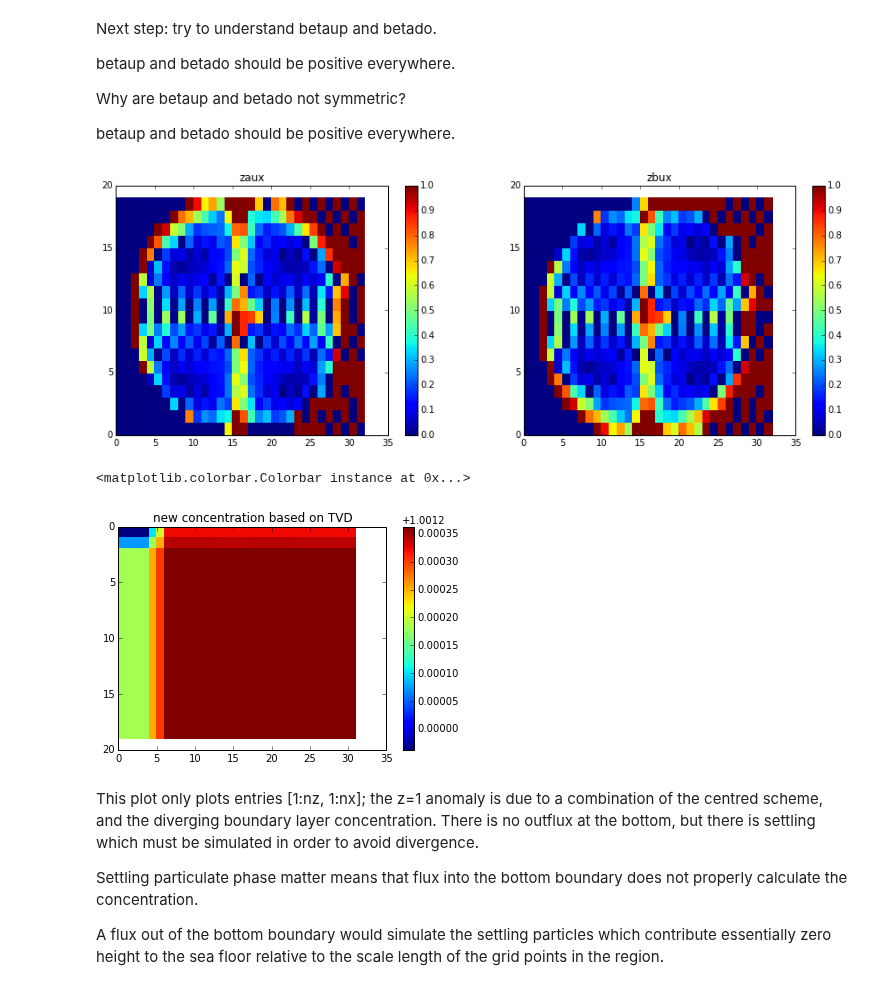
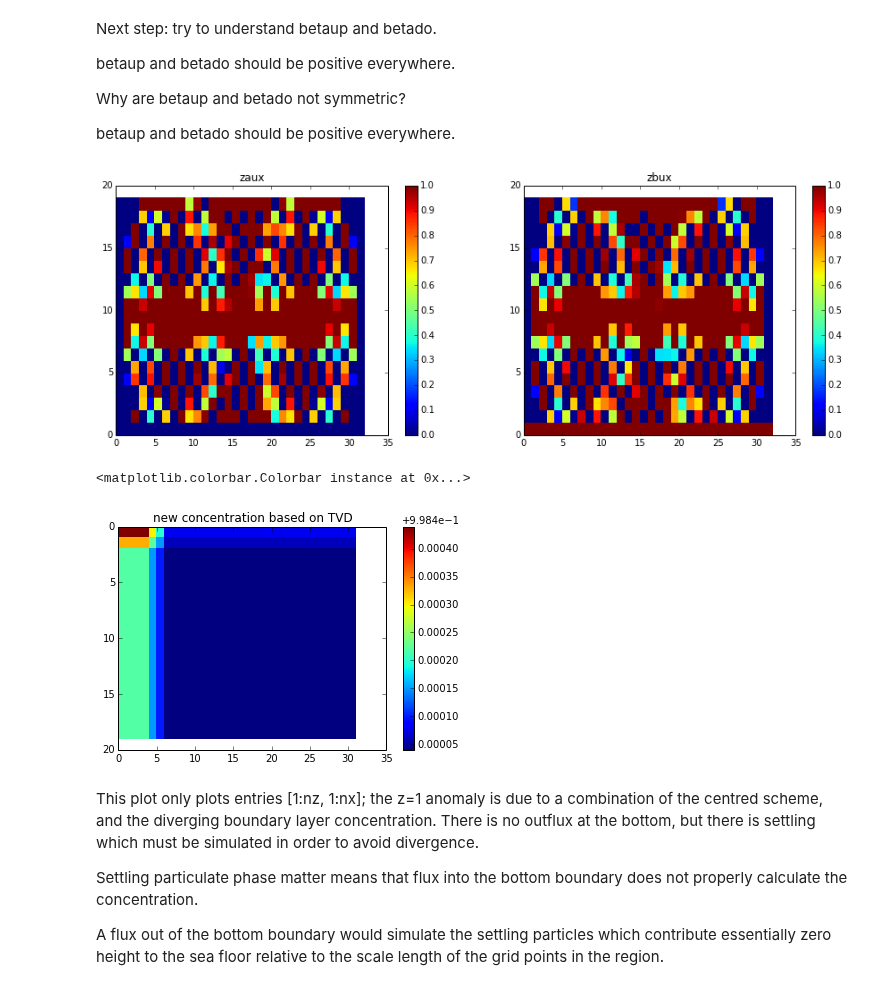
Before and after one commit to UBC-MOAD/pa-th-simple, a Jupyter notebook: prelim-model/Evaluation of 2D TVD - Step 4.ipynb, the cells around one changed output. Saved outputs shown, nothing was run; the diff lists cells and outputs as text; code cells hidden in the pictures.

```diff
--- a/prelim-model/Evaluation of 2D TVD - Step 4.ipynb
+++ b/prelim-model/Evaluation of 2D TVD - Step 4.ipynb
@@ -33,7 +33,7 @@ h = ThPa2D.Fgrid(nx, nz, ng)
 # chemistry
 k_ad, k_de, Q = ThPa2D.k_sorp('Pa', zmin, zmax, nx, nz)
 # velocity
-u = flow.onecell_cen(xmin, xmax, zmin, zmax, nx, nz, V)
+u = flow.twocell_cen(xmin, xmax, zmin, zmax, nx, nz, V)
 # make profile ones to get non-zero advection terms
 g.a = np.ones((nz, nx))
 h.a = np.ones((nz, nx))
@@ -60,10 +60,10 @@ n_upz_d = sign_uz * (sign_uz + 1)/2
 p_upx = sign_ux * (sign_ux - 1)/2
 n_upx = sign_ux * (sign_ux + 1)/2
 # decide whether to test particulate or dissolved phase
-conc = g
-p_upz = p_upz_d
-n_upz = n_upz_d
-sinkrate = 0
+conc = h
+p_upz = p_upz_p
+n_upz = n_upz_p
+sinkrate = S
 # %%
 # TVD code - check dissolved calculation
 # grid
@@ -370,17 +370,17 @@ adv_d[1:nz, 1:nx] = conc.a[1:nz, 1:nx] + (Q - k_ad[1:nz, 1:nx] * g.a[1:nz, 1:nx]
 
 # what about on the boundary? the upper boundary condition will take care if it.
 # %% [output]
-[figure, old version]
+[figure, new version]
 # %%
 #plot either particulate or dissolved phase
 #plt.pcolormesh(adv_d[1:nz, 1:nx])
-adv = plt.pcolormesh(adv_d[1:nz, 1:nx])
+adv = plt.pcolormesh(adv_p[1:nz, 1:nx])
 plt.gca().invert_yaxis()
 plt.title('new concentration based on TVD')
 plt.colorbar(adv)
 # %% [output]
 <matplotlib.colorbar.Colorbar instance at 0x...>
-[figure, old version]
+[figure, new version]
 # %% [markdown]
 This plot only plots entries [1:nz, 1:nx]; the z=1 anomaly is due to a combination of the centred scheme, and the diverging boundary layer concentration. There is no outflux at the bottom, but there is settling which must be simulated in order to avoid divergence.
 
```
Also changed, not shown: parts of 8 cells of this notebook, 2 other files.
